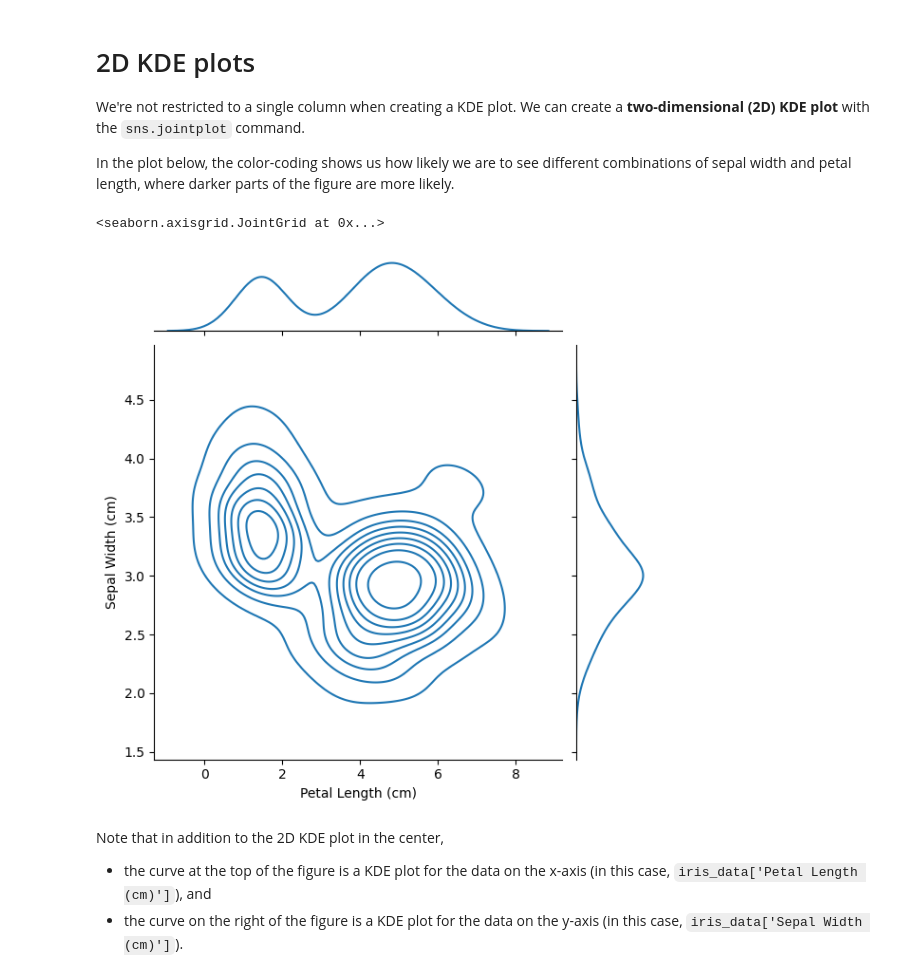
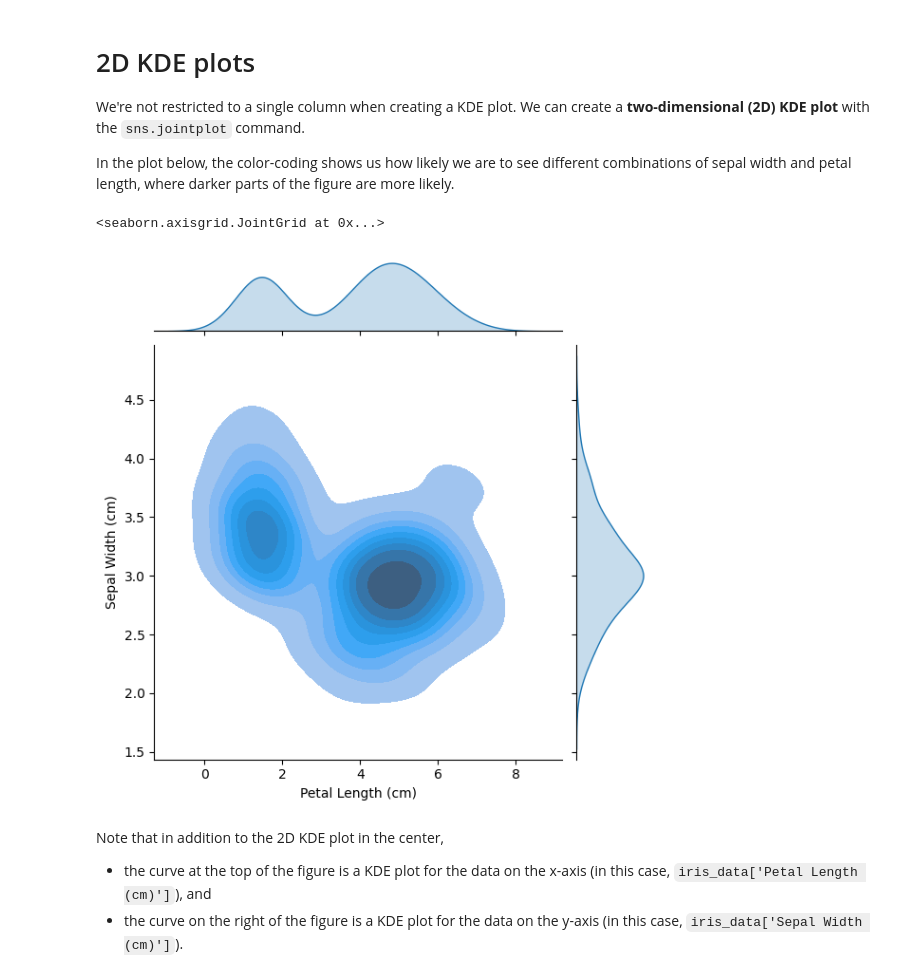
Before and after one commit to acasasis-dev/kaggle, a Jupyter notebook: data-visualization/05-distributions/tutorial/distributions.ipynb, the cells around one changed output. Saved outputs shown, nothing was run; the diff lists cells and outputs as text; code cells hidden in the pictures.

Commit message:
Updated Data Visualization tutorial 05 code, removing deprecated properties

```diff
--- a/data-visualization/05-distributions/tutorial/distributions.ipynb
+++ b/data-visualization/05-distributions/tutorial/distributions.ipynb
@@ -76,11 +72,12 @@ We're not restricted to a single column when creating a KDE plot.  We can create
 
 In the plot below, the color-coding shows us how likely we are to see different combinations of sepal width and petal length, where darker parts of the figure are more likely.
 # %%
-# 2D KDE plot
-sns.jointplot(x=iris_data['Petal Length (cm)'], y=iris_data['Sepal Width (cm)'], kind="kde")
+# 2D KDE plot++++
+
+sns.jointplot(x='Petal Length (cm)', y='Sepal Width (cm)', data=iris_data, kind="kde", fill=True)
 # %% [output]
 <seaborn.axisgrid.JointGrid at 0x...>
-[figure, old version]
+[figure, new version]
 # %% [markdown]
 Note that in addition to the 2D KDE plot in the center,
 - the curve at the top of the figure is a KDE plot for the data on the x-axis (in this case, `iris_data['Petal Length (cm)']`), and
```
Also changed, not shown: parts of 5 cells of this notebook.
